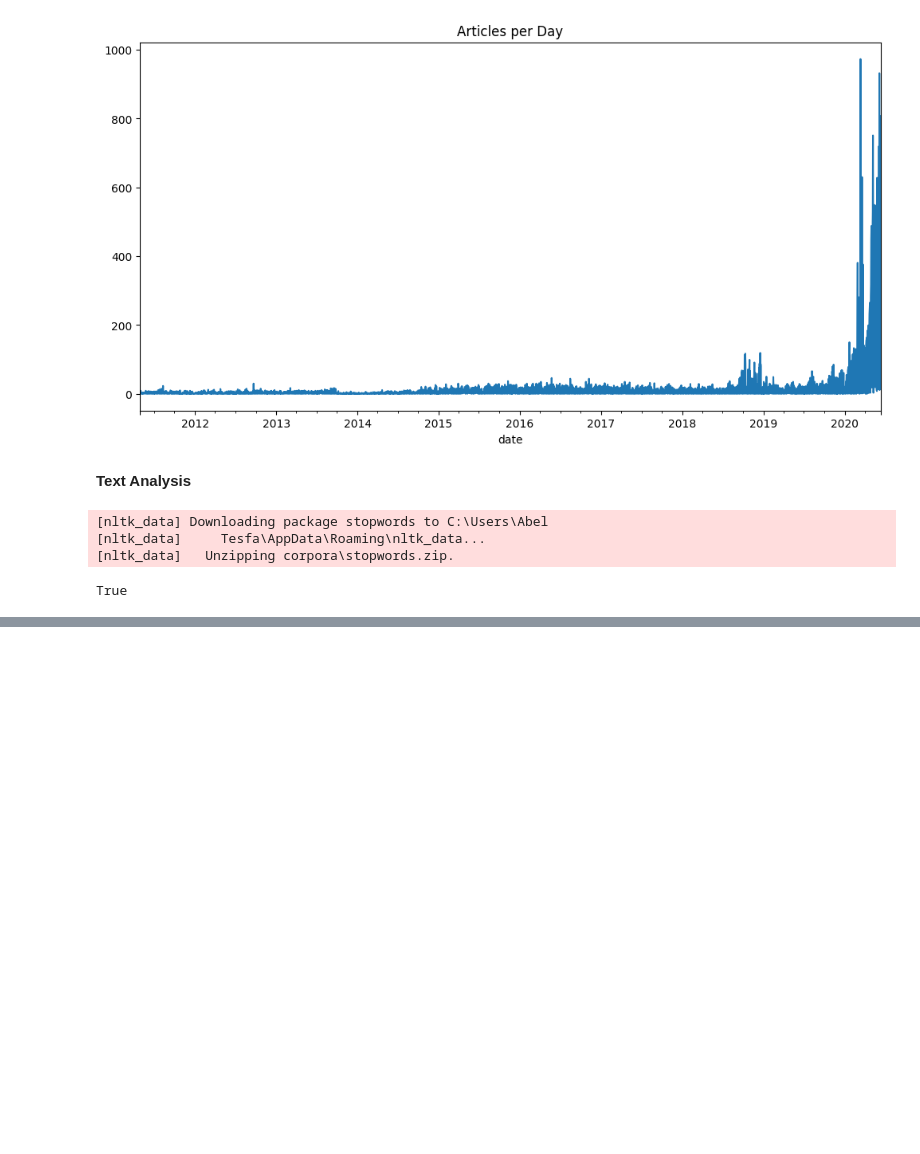
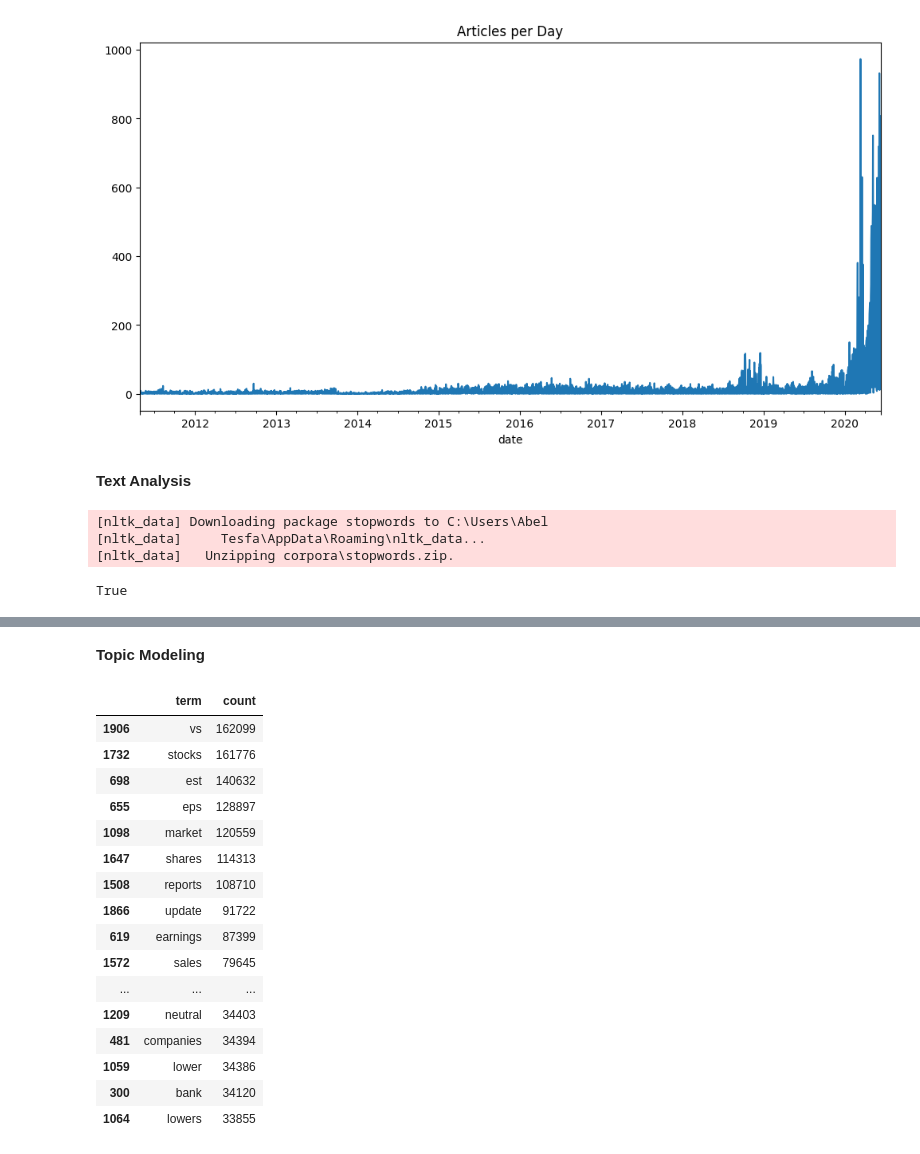
Before and after one commit to abelfx/Predicting_price_moves, a Jupyter notebook: notebooks/eda_and_sentiment.ipynb, the cells around one changed output, grey strips where cells are left out. Cells and saved outputs as stored; diff of their text form; code cells hidden in the pictures; blank space fills up the shorter version.

Commit message:
Text analysis and topic modeling finished

```diff
--- a/notebooks/eda_and_sentiment.ipynb
+++ b/notebooks/eda_and_sentiment.ipynb
@@ -89,9 +89,18 @@ True
 stop = set(stopwords.words('english'))
 nlp = spacy.load('en_core_web_sm', disable=['ner'])
 # %%
-def clean_txt(text):
+def clean_text(text):
     t = str(text)
     t = re.sub(r"http\S+", "", t)
     t = re.sub(r"[^0-9A-Za-z']+", ' ', t)
     t = t.lower()
     return t
+# %%
+df['clean_headline'] = df['headline'].fillna('').apply(clean_text)
+
+
+def token_count(text):
+    return len([w for w in text.split() if w not in stop])
+
+df['token_count'] = df['clean_headline'].apply(token_count)
+print(df[['headline', 'clean_headline', 'token_count']].head())
@@ -97,0 +121,30 @@ def clean_txt(text):
+# %% [markdown]
+**Topic Modeling**
+# %%
+# topic keywords -- simple frequent phrases
+from sklearn.feature_extraction.text import CountVectorizer
+
+vectorizer = CountVectorizer(ngram_range=(1,2), max_features=2000, stop_words='english')
+X = vectorizer.fit_transform(df['clean_headline'])
+terms = vectorizer.get_feature_names_out()
+freq = np.asarray(X.sum(axis=0)).ravel()
+kw = pd.DataFrame({'term':terms,'count':freq}).sort_values('count', ascending=False)
+kw.head(50)
+# %% [output]
+|  | term | count |
+| 1906 | vs | 162099 |
+| 1732 | stocks | 161776 |
+| 698 | est | 140632 |
+| 655 | eps | 128897 |
+| 1098 | market | 120559 |
+| 1647 | shares | 114313 |
+| 1508 | reports | 108710 |
+| 1866 | update | 91722 |
+| 619 | earnings | 87399 |
+| 1572 | sales | 79645 |
+| ... | ... | ... |
+| 1209 | neutral | 34403 |
+| 481 | companies | 34394 |
+| 1059 | lower | 34386 |
+| 300 | bank | 34120 |
+| 1064 | lowers | 33855 |
```
Also changed, not shown: parts of 4 cells of this notebook.
